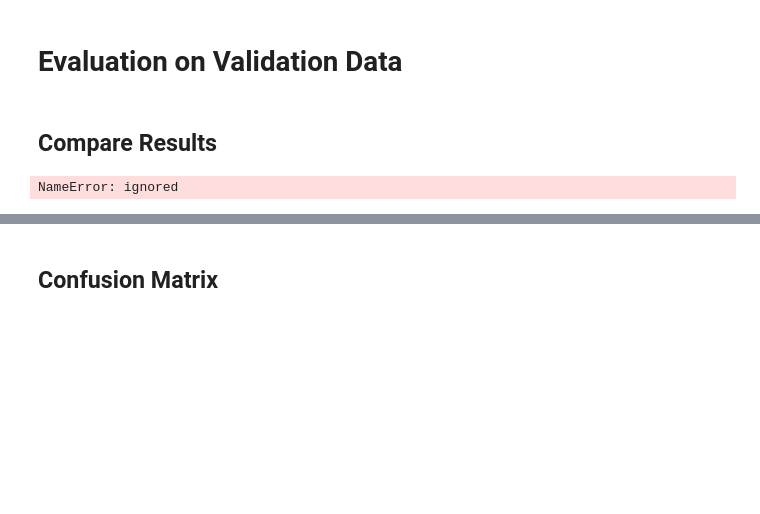
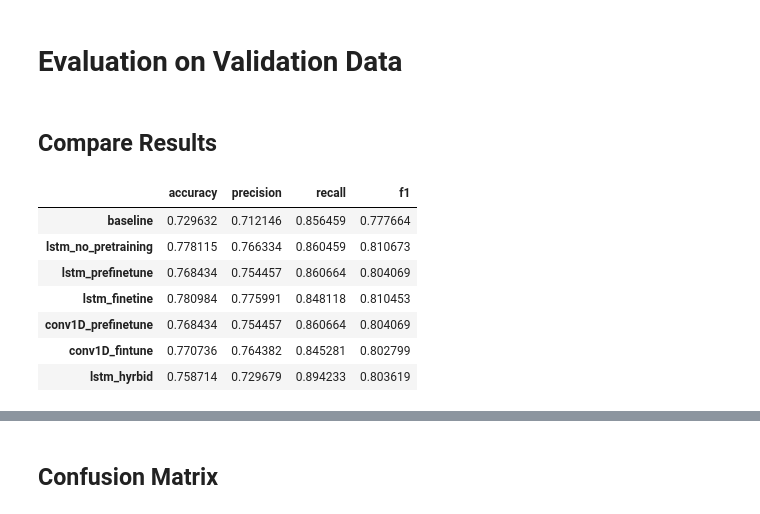
Before and after one commit to jacobh310/food_nlp, a Jupyter notebook: data_cleaning_exploration_model_building/Model Building_V2.ipynb, the cells around one changed output, grey strips where cells are left out. Drawn from its saved outputs; the diff is of its cells as text; code cells hidden in the pictures; blank space fills up the shorter version.

```diff
--- a/data_cleaning_exploration_model_building/Model Building_V2.ipynb
+++ b/data_cleaning_exploration_model_building/Model Building_V2.ipynb
@@ -1232,14 +1239,21 @@ model_lstm_no_pretrain.layers[2]
 # %%
 compare_results = pd.DataFrame({'baseline':baseline_metrics,
                                 'lstm_no_pretraining':model_lstm_no_pretrain_metrics,
                                 'lstm_prefinetune':metrics_conv_prefinetune,
                                 'lstm_finetine':metrics_lstm_finetune,
                                 'conv1D_prefinetune':metrics_conv_prefinetune,
-                                'conv1D_fintune':metrics_conv_post_finetine,
+                                'conv1D_fintune':metrics_conv_post_finetune,
                                 'lstm_hyrbid':hybrid_results})
 compare_results = compare_results.T
 compare_results
 # %% [output]
-NameError: ignored
+|  | accuracy | precision | recall | f1 |
+| baseline | 0.729632 | 0.712146 | 0.856459 | 0.777664 |
+| lstm_no_pretraining | 0.778115 | 0.766334 | 0.860459 | 0.810673 |
+| lstm_prefinetune | 0.768434 | 0.754457 | 0.860664 | 0.804069 |
+| lstm_finetine | 0.780984 | 0.775991 | 0.848118 | 0.810453 |
+| conv1D_prefinetune | 0.768434 | 0.754457 | 0.860664 | 0.804069 |
+| conv1D_fintune | 0.770736 | 0.764382 | 0.845281 | 0.802799 |
+| lstm_hyrbid | 0.758714 | 0.729679 | 0.894233 | 0.803619 |
 # %%
 compare_results.plot(kind="bar", figsize=(10, 7)).legend(bbox_to_anchor=(1.0, 1.0));
```
Also changed, not shown: parts of 30 cells of this notebook, 11 other files.
